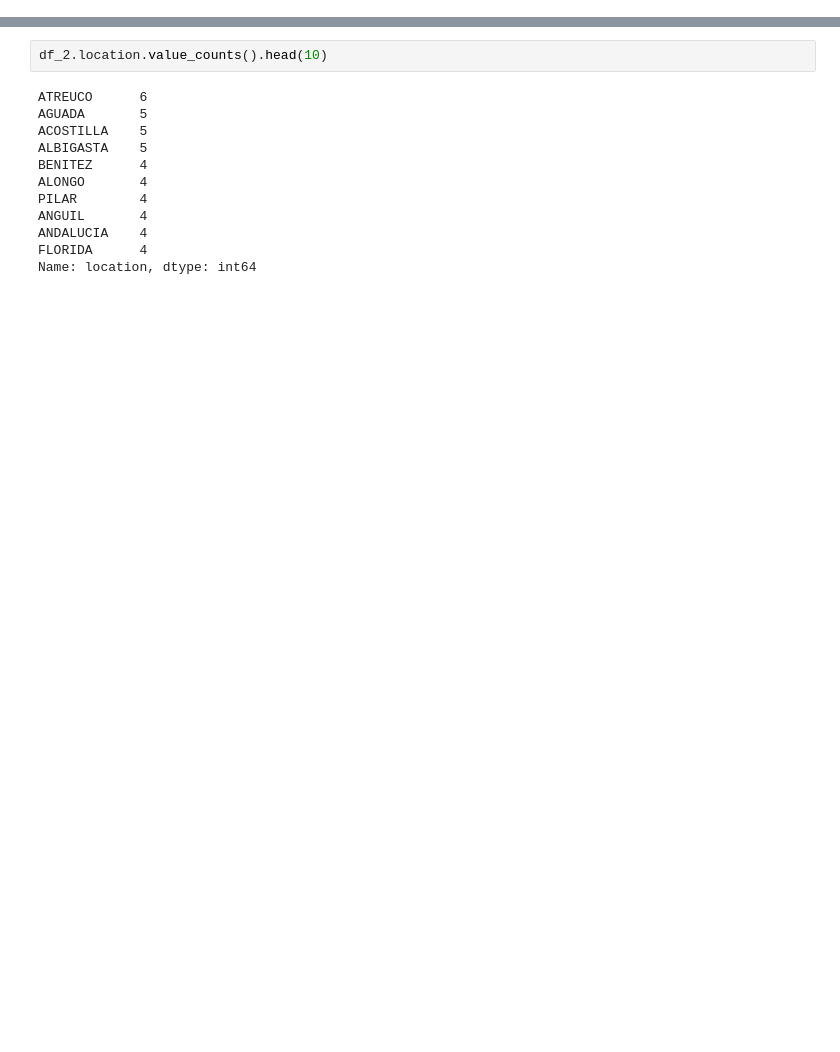
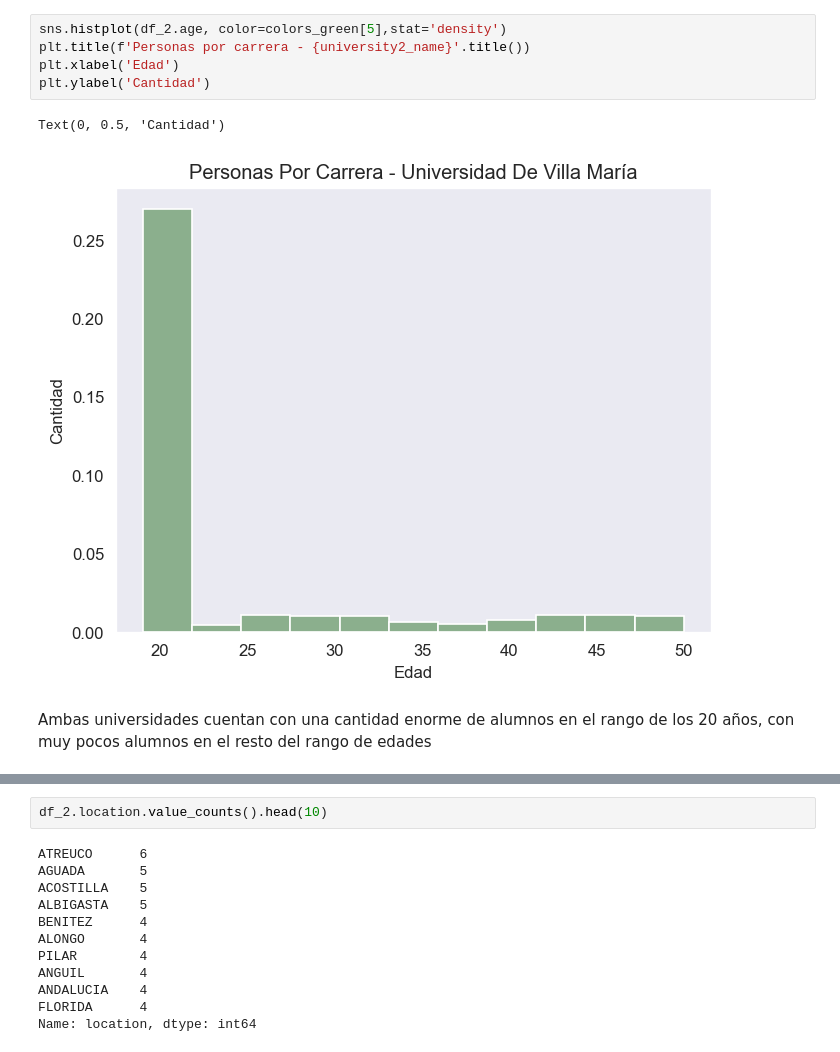
Before and after one commit to fajose/Skill-Up-DA-c-Python, a Jupyter notebook: assets/notebooks/Grupo A.ipynb, the cells around one changed output, grey strips where cells are left out. Cells and saved outputs as stored; diff of their text form; blank space fills up the shorter version.

```diff
--- a/assets/notebooks/Grupo A.ipynb
+++ b/assets/notebooks/Grupo A.ipynb
@@ -139,0 +159,10 @@ df_2.describe()
+# %%
+sns.histplot(df_2.age, color=colors_green[5],stat='density')
+plt.title(f'Personas por carrera - {university2_name}'.title())
+plt.xlabel('Edad')
+plt.ylabel('Cantidad')
+# %% [output]
+Text(0, 0.5, 'Cantidad')
+[figure, added]
+# %% [markdown]
+Ambas universidades cuentan con una cantidad enorme de alumnos en el rango de los 20 años, con muy pocos alumnos en el resto del rango de edades
```
Also changed, not shown: parts of 118 cells of this notebook, 10 other files.
